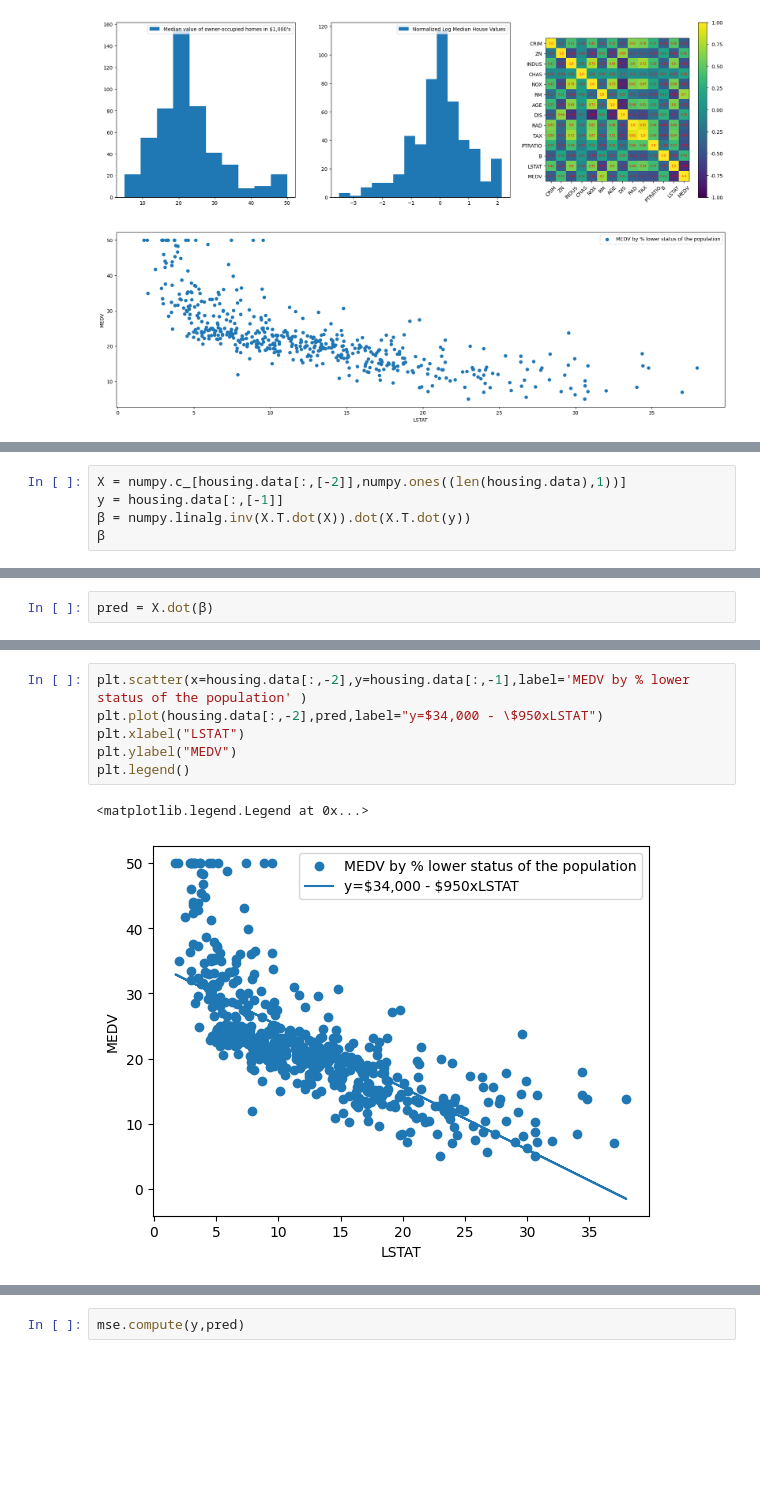
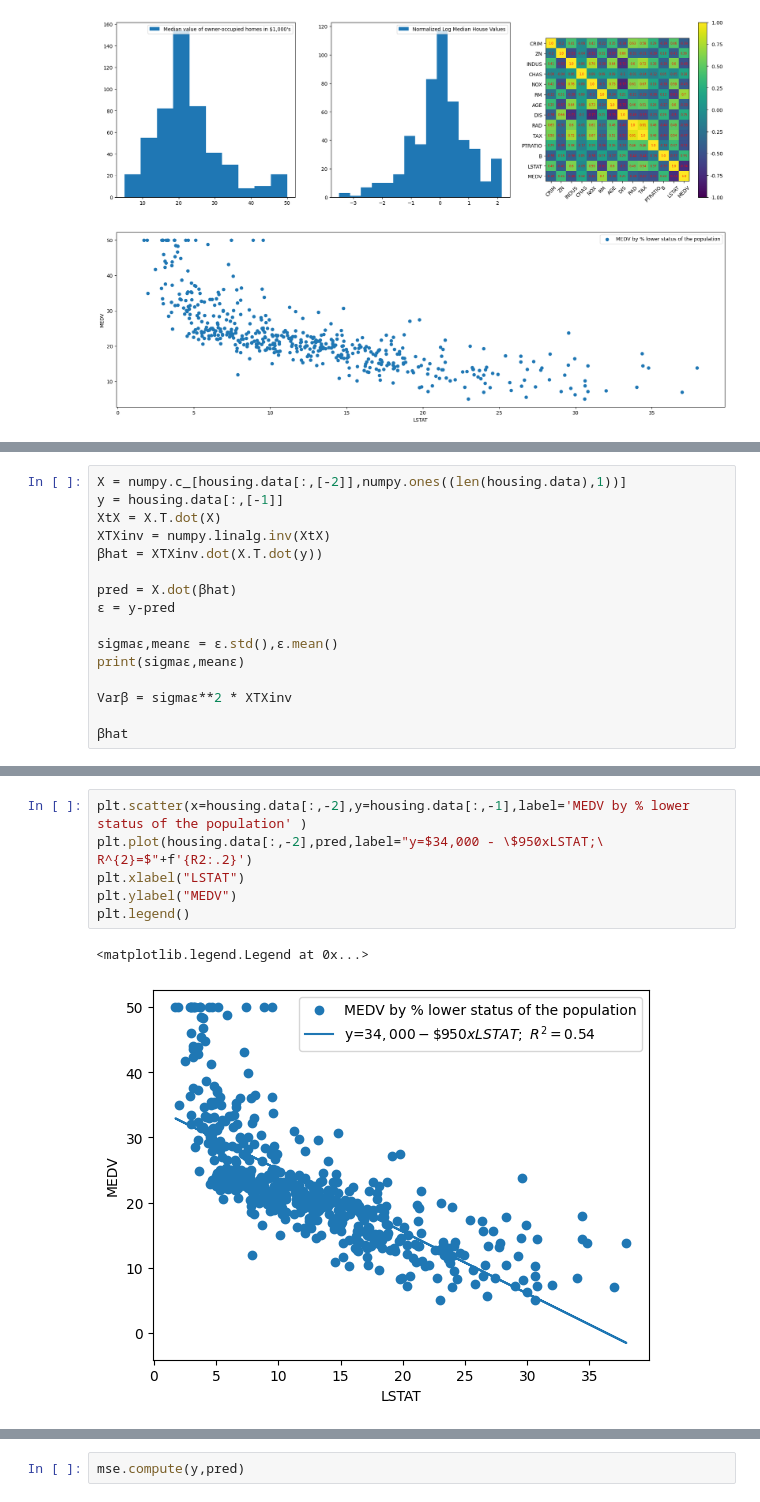
Before and after one commit to atkamara/deeplearning, a Jupyter notebook: module/Tutorials.ipynb, the cells around one changed output, grey strips where cells are left out. Cells and saved outputs as stored; diff of their text form; blank space fills up the shorter version.

Commit message:
data helpers

```diff
--- a/module/Tutorials.ipynb
+++ b/module/Tutorials.ipynb
@@ -1131,6 +1115,17 @@ corr.heatmap(ax=ax3,digits=2)
 # %%
 X = numpy.c_[housing.data[:,[-2]],numpy.ones((len(housing.data),1))]
 y = housing.data[:,[-1]]
-β = numpy.linalg.inv(X.T.dot(X)).dot(X.T.dot(y))
-β
+XtX = X.T.dot(X)
+XTXinv = numpy.linalg.inv(XtX)
+βhat = XTXinv.dot(X.T.dot(y))
+
+pred = X.dot(βhat)
+ε = y-pred
+
+sigmaε,meanε = ε.std(),ε.mean()
+print(sigmaε,meanε)
+
+Varβ = sigmaε**2 * XTXinv
+
+βhat
 # %% [output]
@@ -1139,2 +1134,0 @@ array([[-0.95004935],
-# %%
-pred = X.dot(β)
@@ -1141,9 +1156,9 @@ pred = X.dot(β)
 # %%
 plt.scatter(x=housing.data[:,-2],y=housing.data[:,-1],label='MEDV by % lower status of the population' )
-plt.plot(housing.data[:,-2],pred,label="y=$34,000 - \$950xLSTAT")
+plt.plot(housing.data[:,-2],pred,label="y=$34,000 - \$950xLSTAT;\ R^{2}=$"+f'{R2:.2}')
 plt.xlabel("LSTAT")
 plt.ylabel("MEDV")
 plt.legend()
 # %% [output]
 <matplotlib.legend.Legend at 0x...>
-[figure, old version]
+[figure, new version]
```
Also changed, not shown: parts of 18 cells of this notebook, 8 other files.
